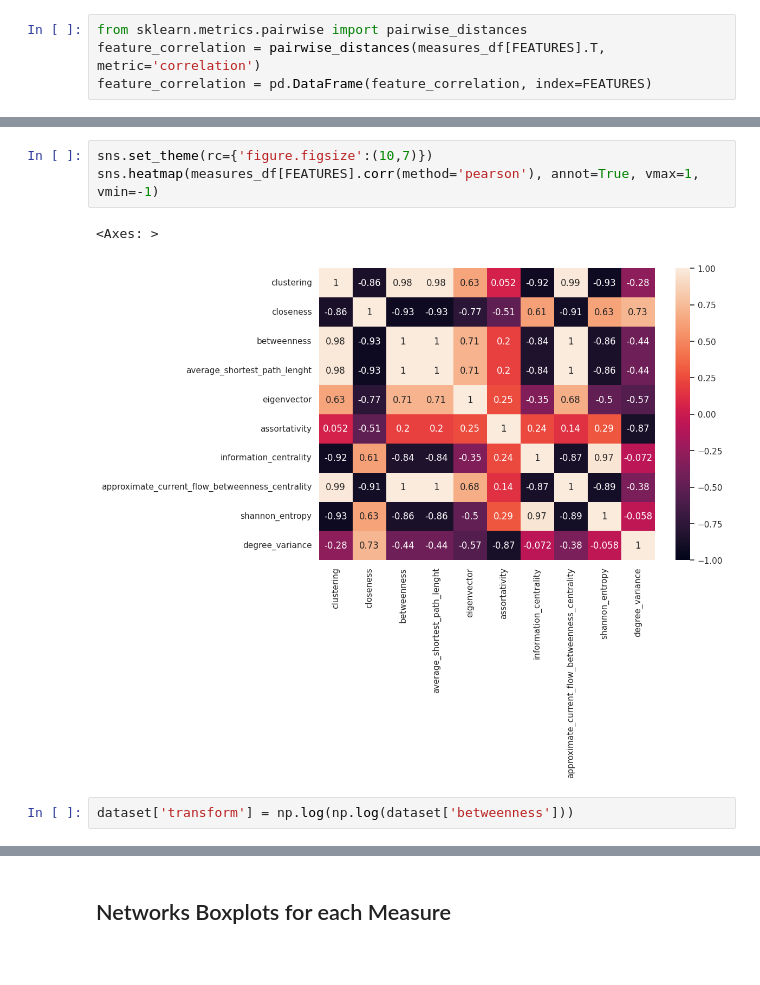
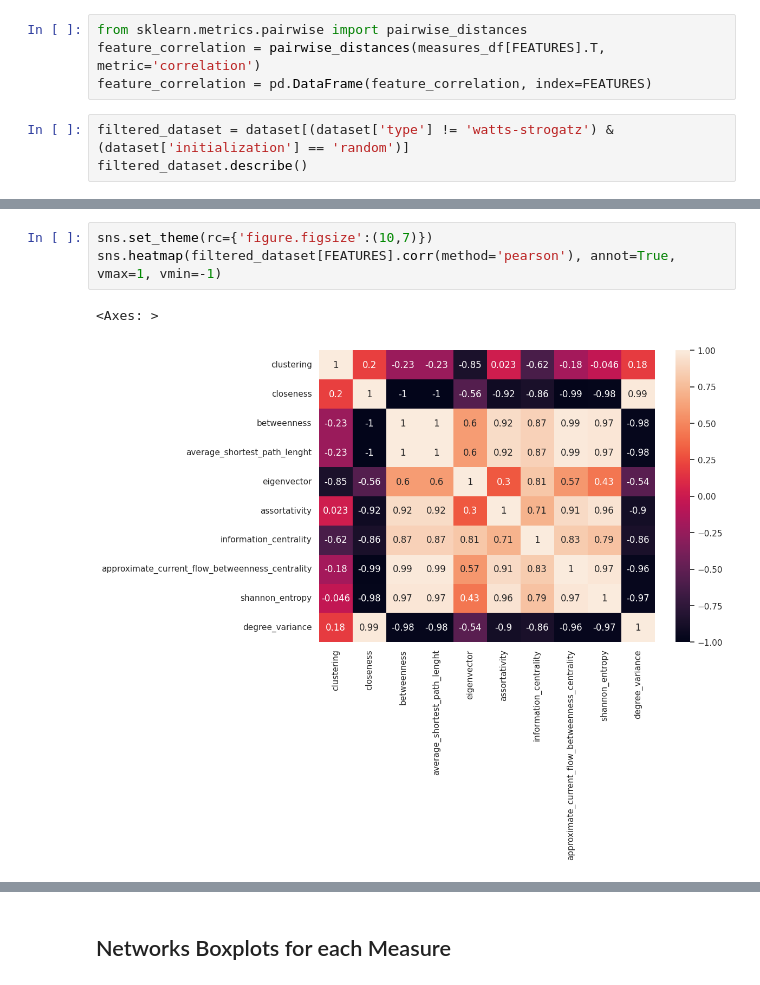
Before and after one commit to vitorfrois/SznajdNetworks, a Jupyter notebook: src/EDA.ipynb, the cells around one changed output, grey strips where cells are left out. Drawn from its saved outputs; the diff is of its cells as text.

```diff
--- a/src/EDA.ipynb
+++ b/src/EDA.ipynb
@@ -124,3 +109,6 @@ measures_df[FEATURES]
 from sklearn.metrics.pairwise import pairwise_distances
 feature_correlation = pairwise_distances(measures_df[FEATURES].T, metric='correlation')
 feature_correlation = pd.DataFrame(feature_correlation, index=FEATURES)
+# %%
+filtered_dataset = dataset[(dataset['type'] != 'watts-strogatz') & (dataset['initialization'] == 'random')]
+filtered_dataset.describe()
@@ -127,8 +125,6 @@ feature_correlation = pd.DataFrame(feature_correlation, index=FEATURES)
 # %%
 sns.set_theme(rc={'figure.figsize':(10,7)})
-sns.heatmap(measures_df[FEATURES].corr(method='pearson'), annot=True, vmax=1, vmin=-1)
+sns.heatmap(filtered_dataset[FEATURES].corr(method='pearson'), annot=True, vmax=1, vmin=-1)
 # %% [output]
 <Axes: >
-[figure, old version]
+[figure, new version]
-# %%
-dataset['transform'] = np.log(np.log(dataset['betweenness']))
```
Also changed, not shown: parts of 18 cells of this notebook, 1 other file.
